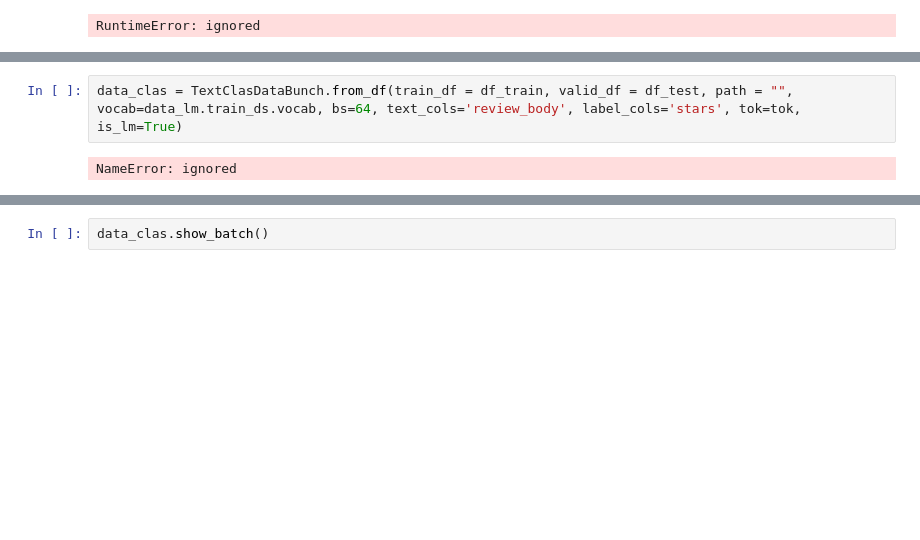
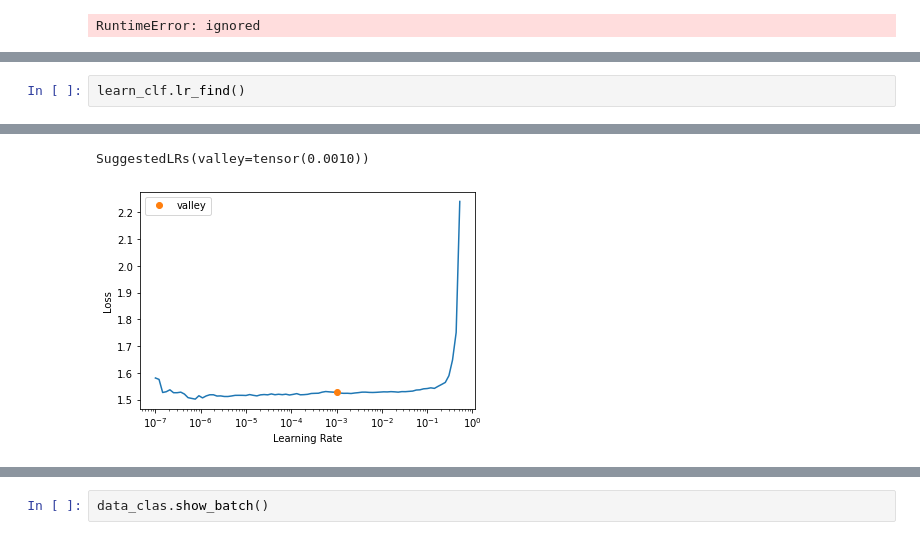
Before and after one commit to imceballos/udd_homeworks, a Jupyter notebook: Tarea2_MLAplicado.ipynb, the cells around one changed output, grey strips where cells are left out. Drawn from its saved outputs; the diff is of its cells as text; blank space fills up the shorter version.

```diff
--- a/Tarea2_MLAplicado.ipynb
+++ b/Tarea2_MLAplicado.ipynb
@@ -407,4 +406,3 @@ AssertionError: ignored
-# %%
-data_clas = TextClasDataBunch.from_df(train_df = df_train, valid_df = df_test, path = "", vocab=data_lm.train_ds.vocab, bs=64, text_cols='review_body', label_cols='stars', tok=tok, is_lm=True)
-# %% [output]
-NameError: ignored
+# %%
+learn_clf.lr_find()
+# %% [output]
@@ -410,0 +410,2 @@ NameError: ignored
+SuggestedLRs(valley=tensor(0.0010))
+[figure, added]
```
Also changed, not shown: parts of 25 cells of this notebook.
